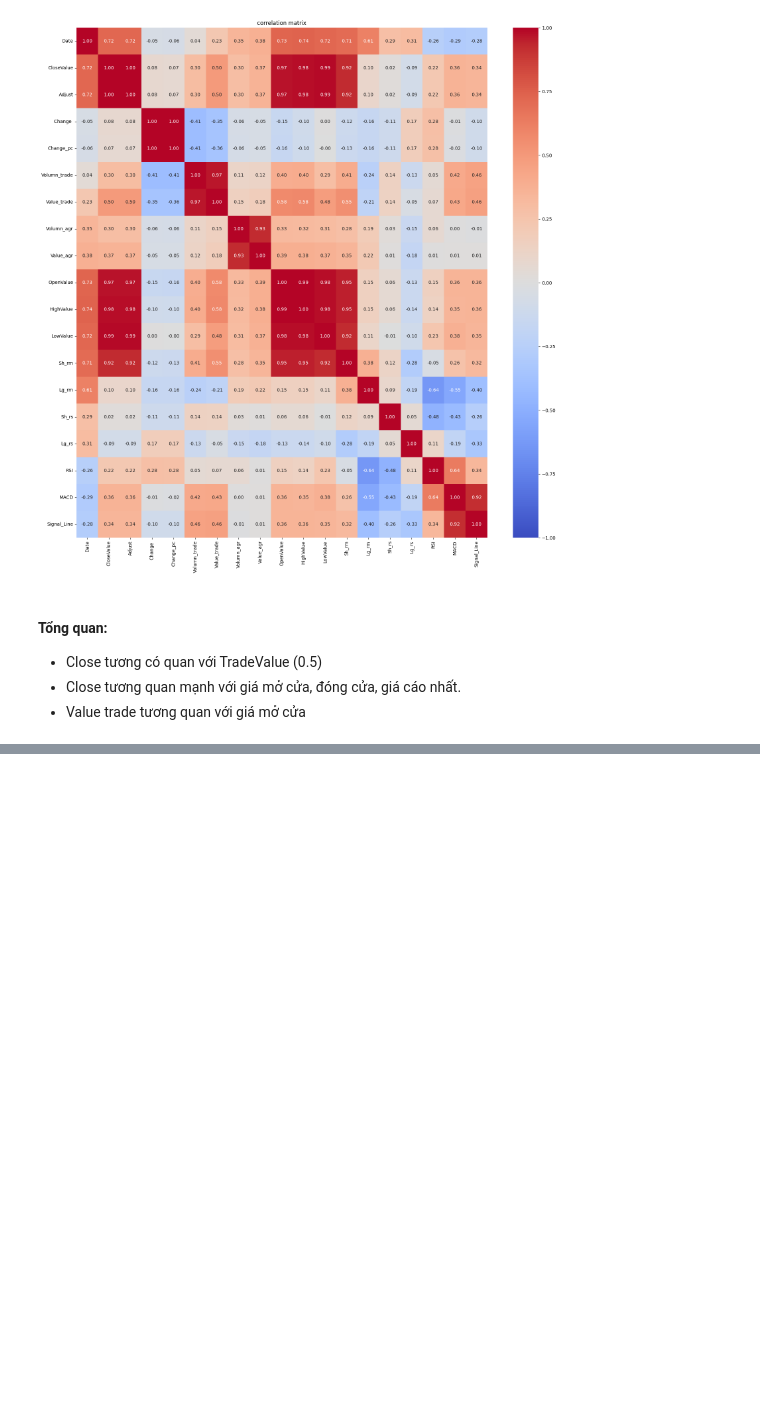
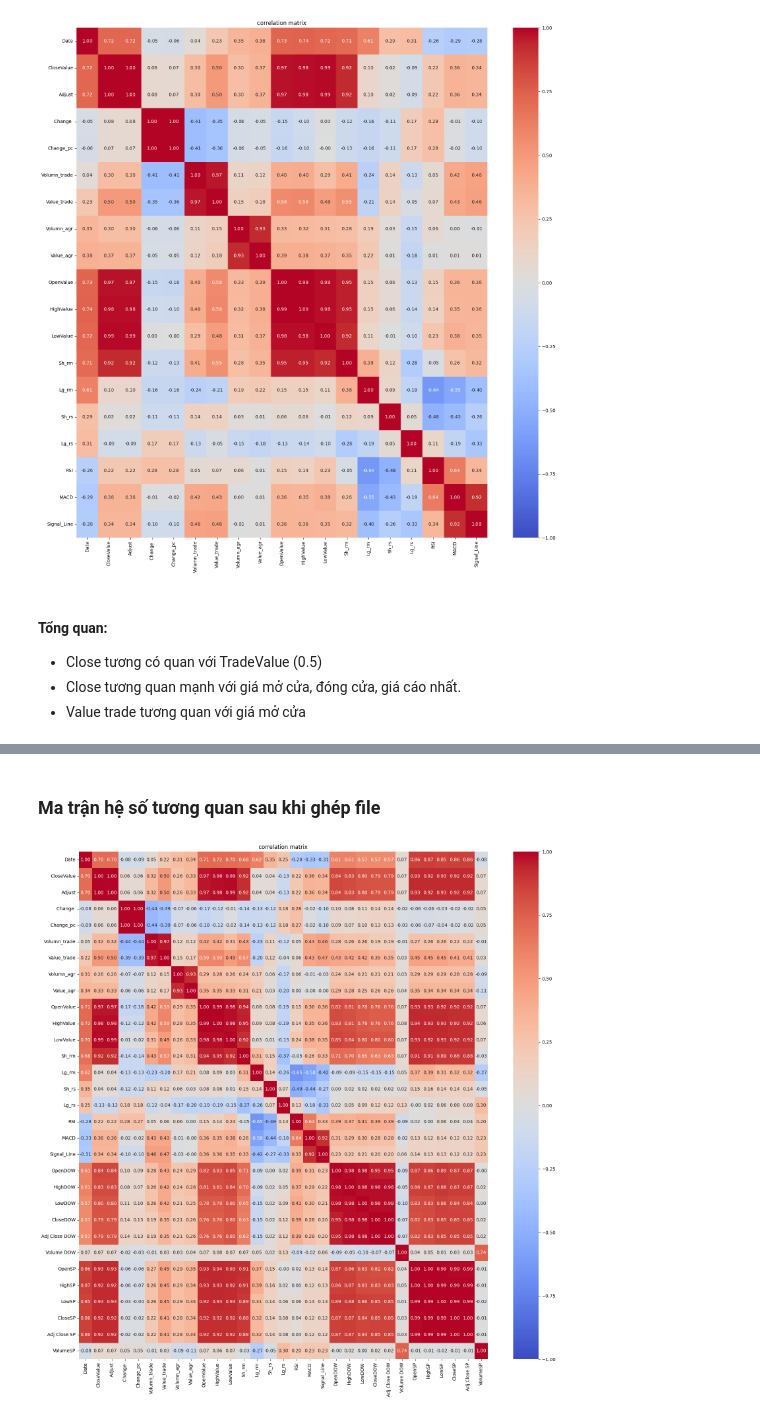
Before and after one commit to thainq1402/H-h-tr-quy-t-nh, a Jupyter notebook: Market trand prediction/EDA_VNINDEX.ipynb, the cells around one changed output, grey strips where cells are left out. Saved outputs shown, nothing was run; the diff lists cells and outputs as text; code cells hidden in the pictures; blank space fills up the shorter version.

```diff
--- a/Market trand prediction/EDA_VNINDEX.ipynb
+++ b/Market trand prediction/EDA_VNINDEX.ipynb
@@ -470,0 +498,15 @@ plt.show()
+# %% [markdown]
+### Ma trận hệ số tương quan sau khi ghép file
+# %%
+file_sum  = pd.read_excel('summery.xlsx')
+
+plt.figure(figsize=(20,20))
+file_sum = file_sum.corr()
+
+# Draw the heat map
+# Visual the correlation matrix
+sns.heatmap(file_sum, annot=True, fmt = '.2f', cmap='coolwarm', vmin = -1, vmax=1)
+plt.title('correlation matrix')
+plt.show()
+# %% [output]
+[figure, added]
```
Also changed, not shown: parts of 19 cells of this notebook, 7 other files.
